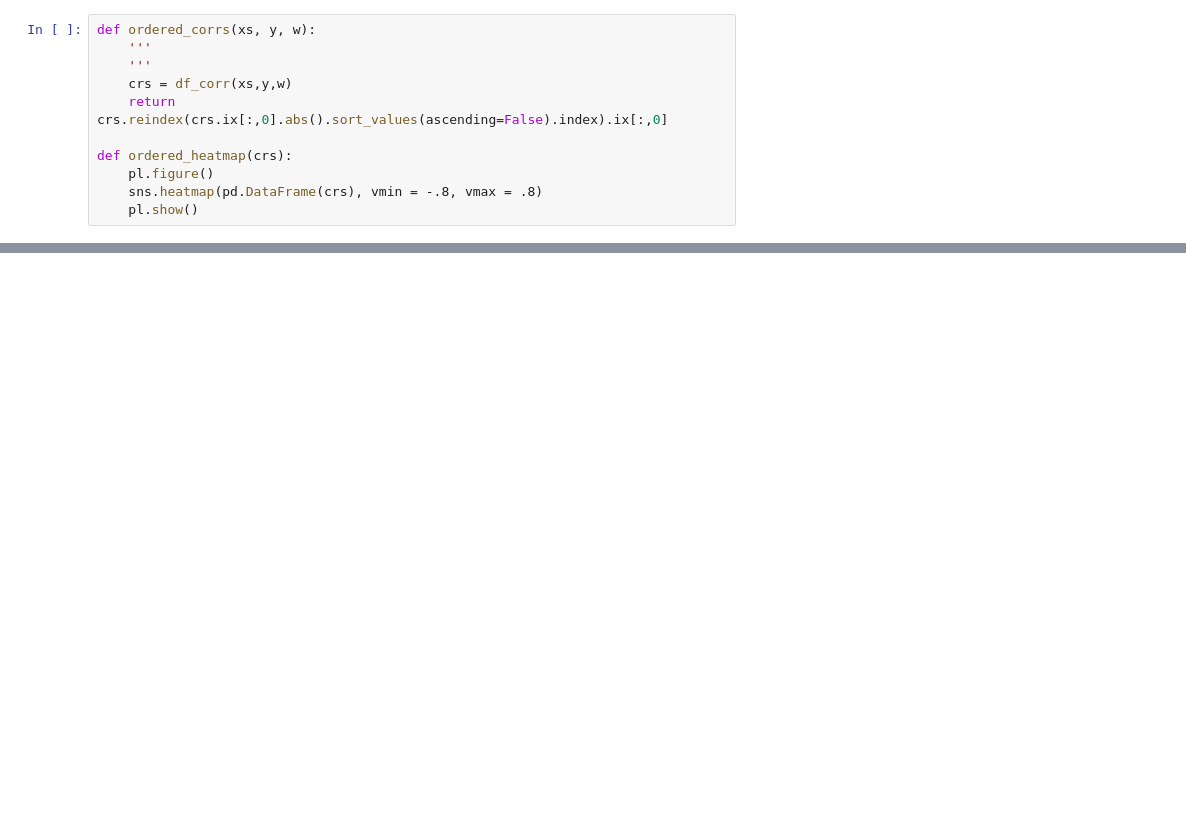
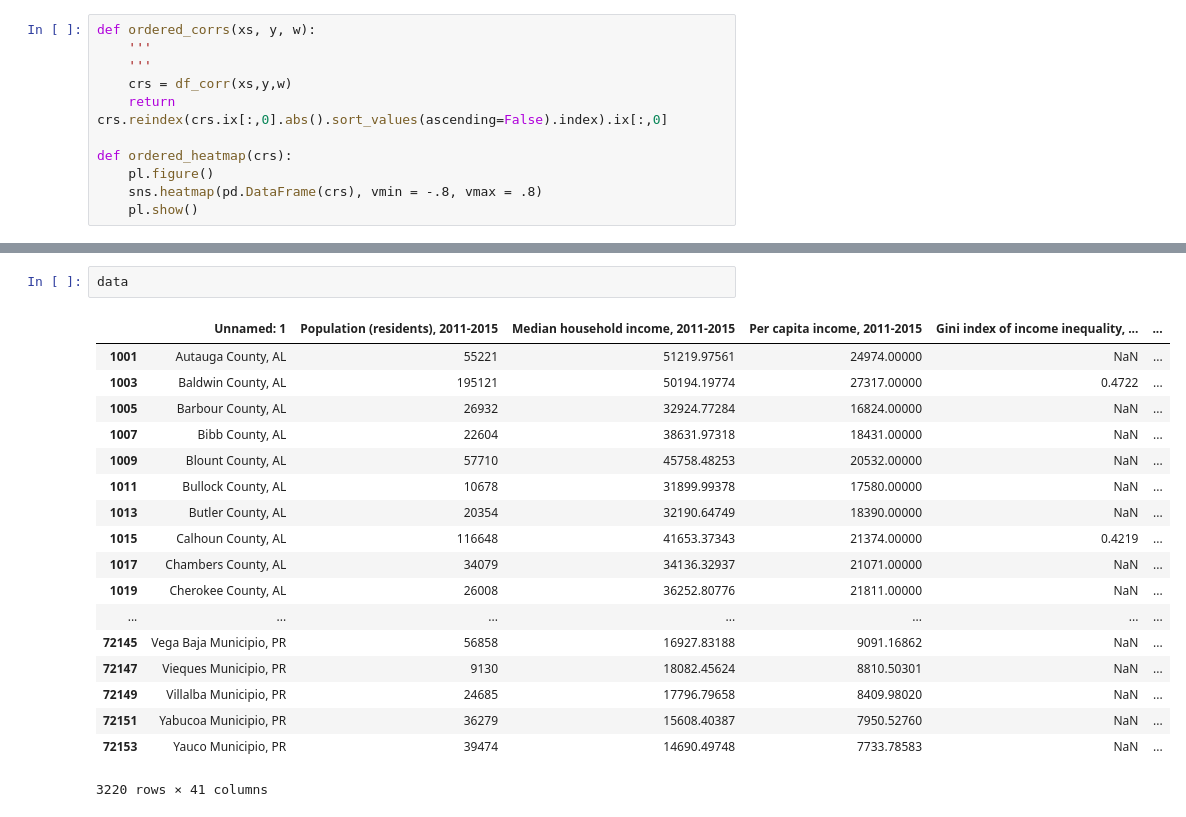
Before and after one commit to PresenceHealth/correlations, a Jupyter notebook: Weighted Correlations.ipynb, the cells around one changed output, grey strips where cells are left out. Drawn from its saved outputs; the diff is of its cells as text; blank space fills up the shorter version.

```diff
--- a/Weighted Correlations.ipynb
+++ b/Weighted Correlations.ipynb
@@ -175,0 +313,21 @@ for y in ys:
+# %%
+data
+# %% [output]
+|  | Unnamed: 1 | Population (residents), 2011-2015 | Median household income, 2011-2015 | Per capita income, 2011-2015 | Gini index of income inequality, ... | ... |
+| 1001 | Autauga County, AL | 55221 | 51219.97561 | 24974.00000 | NaN | ... |
+| 1003 | Baldwin County, AL | 195121 | 50194.19774 | 27317.00000 | 0.4722 | ... |
+| 1005 | Barbour County, AL | 26932 | 32924.77284 | 16824.00000 | NaN | ... |
+| 1007 | Bibb County, AL | 22604 | 38631.97318 | 18431.00000 | NaN | ... |
+| 1009 | Blount County, AL | 57710 | 45758.48253 | 20532.00000 | NaN | ... |
+| 1011 | Bullock County, AL | 10678 | 31899.99378 | 17580.00000 | NaN | ... |
+| 1013 | Butler County, AL | 20354 | 32190.64749 | 18390.00000 | NaN | ... |
+| 1015 | Calhoun County, AL | 116648 | 41653.37343 | 21374.00000 | 0.4219 | ... |
+| 1017 | Chambers County, AL | 34079 | 34136.32937 | 21071.00000 | NaN | ... |
+| 1019 | Cherokee County, AL | 26008 | 36252.80776 | 21811.00000 | NaN | ... |
+| ... | ... | ... | ... | ... | ... | ... |
+| 72145 | Vega Baja Municipio, PR | 56858 | 16927.83188 | 9091.16862 | NaN | ... |
+| 72147 | Vieques Municipio, PR | 9130 | 18082.45624 | 8810.50301 | NaN | ... |
+| 72149 | Villalba Municipio, PR | 24685 | 17796.79658 | 8409.98020 | NaN | ... |
+| 72151 | Yabucoa Municipio, PR | 36279 | 15608.40387 | 7950.52760 | NaN | ... |
+| 72153 | Yauco Municipio, PR | 39474 | 14690.49748 | 7733.78583 | NaN | ... |
+3220 rows × 41 columns
```
Also changed, not shown: parts of 22 cells of this notebook, 2 other files.
